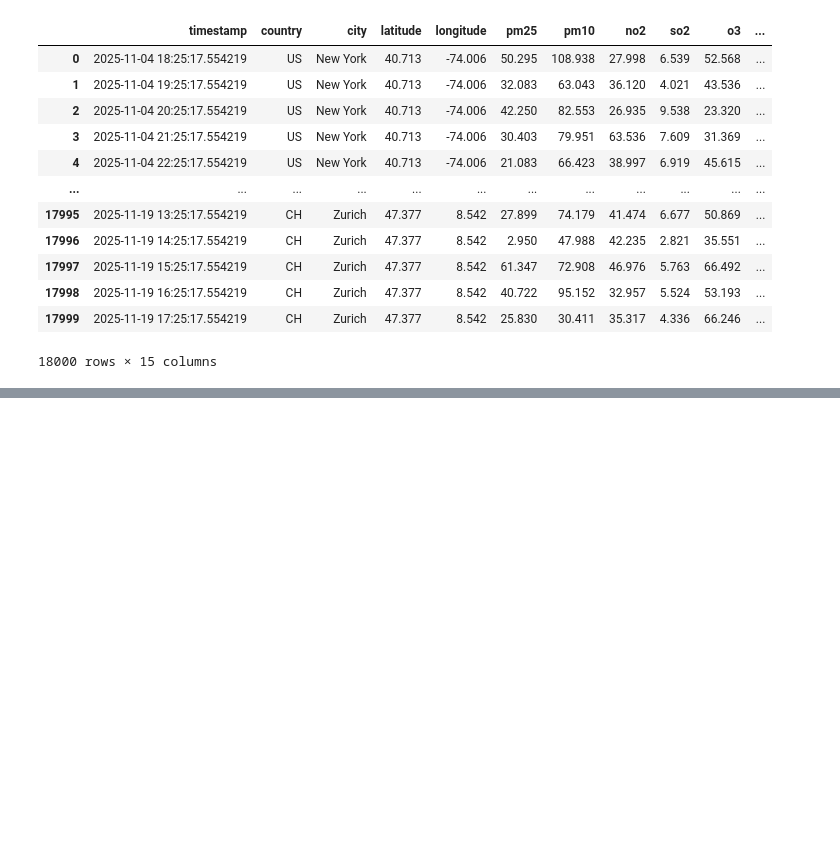
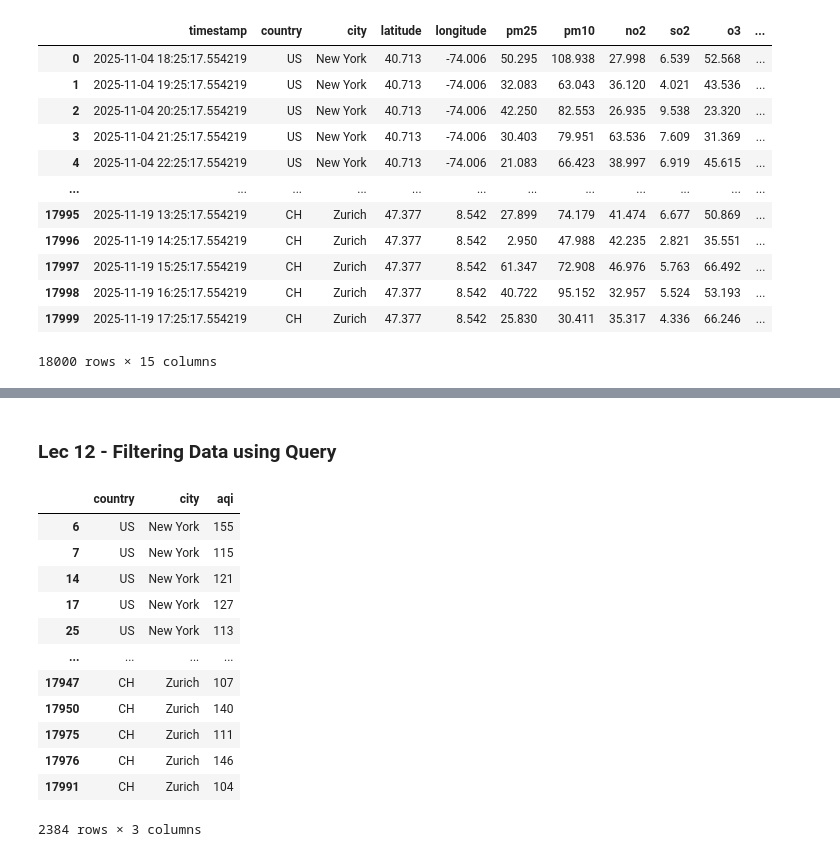
Before and after one commit to SourabhTiware/AI-ML-Learning-Journey, a Jupyter notebook: 05 - Pandas part 1/Kaggle dataset with Practice/Practice_pandas_with_real_data.ipynb, the cells around one changed output, grey strips where cells are left out. Drawn from its saved outputs; the diff is of its cells as text; code cells hidden in the pictures; blank space fills up the shorter version.

```diff
--- a/05 - Pandas part 1/Kaggle dataset with Practice/Practice_pandas_with_real_data.ipynb
+++ b/05 - Pandas part 1/Kaggle dataset with Practice/Practice_pandas_with_real_data.ipynb
@@ -139,0 +166,27 @@ df
+# %% [markdown]
+### Lec 12 - Filtering Data using Query
+# %%
+# query()
+
+df.query("aqi > 100 & temperature > 30")
+
+aqi_val = 100
+
+df.query("aqi > @aqi_val & temperature > 30")[["country","city","aqi"]].copy()
+
+# query() method is return copy of the data, but we don't need to remember wich method return copy and which is return view.
+# if we want to return copy of the data use directly ".copy()" method.
+# %% [output]
+|  | country | city | aqi |
+| 6 | US | New York | 155 |
+| 7 | US | New York | 115 |
+| 14 | US | New York | 121 |
+| 17 | US | New York | 127 |
+| 25 | US | New York | 113 |
+| ... | ... | ... | ... |
+| 17947 | CH | Zurich | 107 |
+| 17950 | CH | Zurich | 140 |
+| 17975 | CH | Zurich | 111 |
+| 17976 | CH | Zurich | 146 |
+| 17991 | CH | Zurich | 104 |
+2384 rows × 3 columns
```
Also changed, not shown: parts of 6 cells of this notebook, 8 other files.
